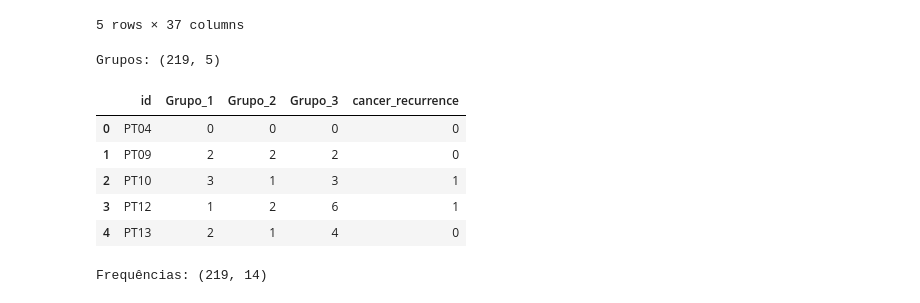
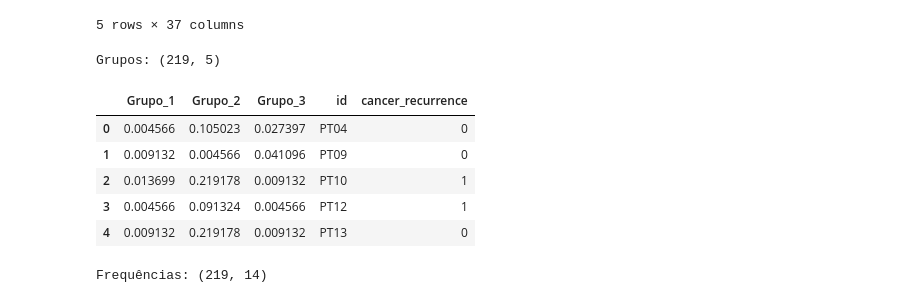
Before and after one commit to hector-furini/project_python_ml, a Jupyter notebook: dev/script/projeto_hector/03_preparação_classificação.ipynb, the cells around one changed output. Cells and saved outputs as stored; diff of their text form; code cells hidden in the pictures.

Commit message:
Updating Streamlit APP data

```diff
--- a/dev/script/projeto_hector/03_preparação_classificação.ipynb
+++ b/dev/script/projeto_hector/03_preparação_classificação.ipynb
@@ -222,35 +225,49 @@ Dummies: (219, 37)
 # %%
 # -- OPÇÃO 2: GRUPOS DE GENES (LABEL ENCODING + SOMA) --
 # Grupo_1: Enzimas quinases e fosfatases
 # Grupo_2: Reguladores de morte celular
 # Grupo_3: Reguladores de transcrição, metabolismo e defesa
 lista_grupo_1 = ["PI3K", "AKT1", "MTOR", "PTEN"]
 lista_grupo_2 = ["BCL2", "CASP9", "CASP3"]
 lista_grupo_3 = ["GSTP1", "MGMT", "AMACR", "NKX3", "VDR"]
 
-# Label encoding: cada genótipo recebe um número inteiro (0, 1, 2)
-df_ids = pd.DataFrame(index=df_followup.index)
-for gene in lista_genes:
-    df_ids[gene] = pd.factorize(df_followup[gene])[0]
+df_grupos = pd.DataFrame()
 
-# Soma dos códigos dentro de cada grupo
-df_grupos = pd.DataFrame(index=df_followup.index)
-df_grupos["id"] = df_followup["id"]
-df_grupos["Grupo_1"] = df_ids[lista_grupo_1].sum(axis=1)
-df_grupos["Grupo_2"] = df_ids[lista_grupo_2].sum(axis=1)
-df_grupos["Grupo_3"] = df_ids[lista_grupo_3].sum(axis=1)
+df_grupos["Grupo_1"] = df_followup[lista_grupo_1].astype(str).agg("".join, axis=1)
+df_grupos["Grupo_2"] = df_followup[lista_grupo_2].astype(str).agg("".join, axis=1)
+df_grupos["Grupo_3"] = df_followup[lista_grupo_3].astype(str).agg("".join, axis=1)
+df_grupos["id"] = df_followup["id"].copy()
 df_grupos["cancer_recurrence"] = df_followup["cancer_recurrence"]
+
+lista_grupos = ["Grupo_1", "Grupo_2", "Grupo_3"]
+
+for grupo in lista_grupos:
+    freq_percentage = df_grupos[grupo].value_counts(normalize=True)
+    df_grupos[grupo] = df_grupos[grupo].map(freq_percentage)
+
+# # Label encoding: cada genótipo recebe um número inteiro (0, 1, 2)
+# df_ids = pd.DataFrame(index=df_followup.index)
+# for gene in lista_genes:
+#     df_ids[gene] = pd.factorize(df_followup[gene])[0]
+
+# # Soma dos códigos dentro de cada grupo
+# df_grupos = pd.DataFrame(index=df_followup.index)
+# df_grupos["id"] = df_followup["id"]
+# df_grupos["Grupo_1"] = df_ids[lista_grupo_1].sum(axis=1)
+# df_grupos["Grupo_2"] = df_ids[lista_grupo_2].sum(axis=1)
+# df_grupos["Grupo_3"] = df_ids[lista_grupo_3].sum(axis=1)
+# df_grupos["cancer_recurrence"] = df_followup["cancer_recurrence"]
 
 print(f"Grupos: {df_grupos.shape}")
 df_grupos.head()
 # %% [output]
 Grupos: (219, 5)
-|  | id | Grupo_1 | Grupo_2 | Grupo_3 | cancer_recurrence |
-| 0 | PT04 | 0 | 0 | 0 | 0 |
-| 1 | PT09 | 2 | 2 | 2 | 0 |
-| 2 | PT10 | 3 | 1 | 3 | 1 |
-| 3 | PT12 | 1 | 2 | 6 | 1 |
-| 4 | PT13 | 2 | 1 | 4 | 0 |
+|  | Grupo_1 | Grupo_2 | Grupo_3 | id | cancer_recurrence |
+| 0 | 0.004566 | 0.105023 | 0.027397 | PT04 | 0 |
+| 1 | 0.009132 | 0.004566 | 0.041096 | PT09 | 0 |
+| 2 | 0.013699 | 0.219178 | 0.009132 | PT10 | 1 |
+| 3 | 0.004566 | 0.091324 | 0.004566 | PT12 | 1 |
+| 4 | 0.009132 | 0.219178 | 0.009132 | PT13 | 0 |
 # %%
 # -- OPÇÃO 3: FREQUENCY ENCODING --
 # Cada genótipo é substituído pela sua frequência relativa na amostra
```
Also changed, not shown: parts of 1 cell of this notebook, 25 other files.
